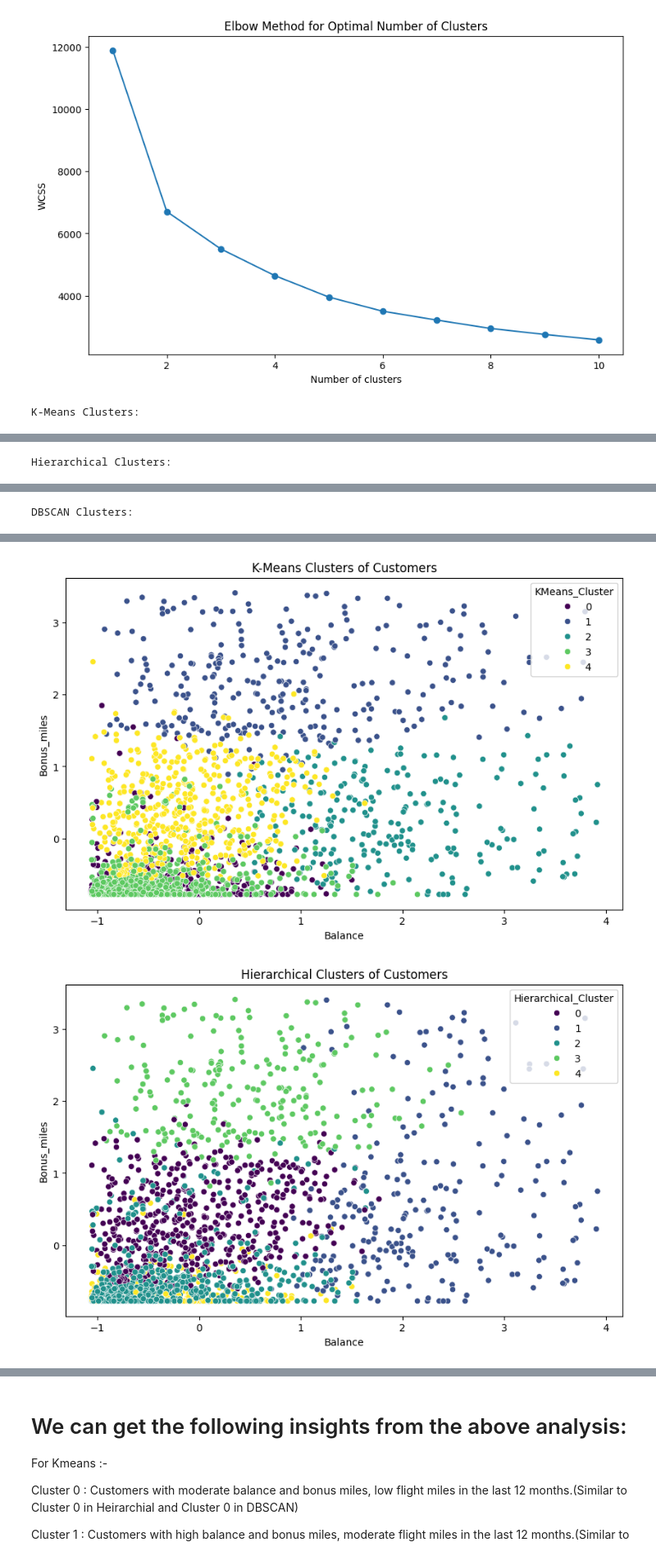
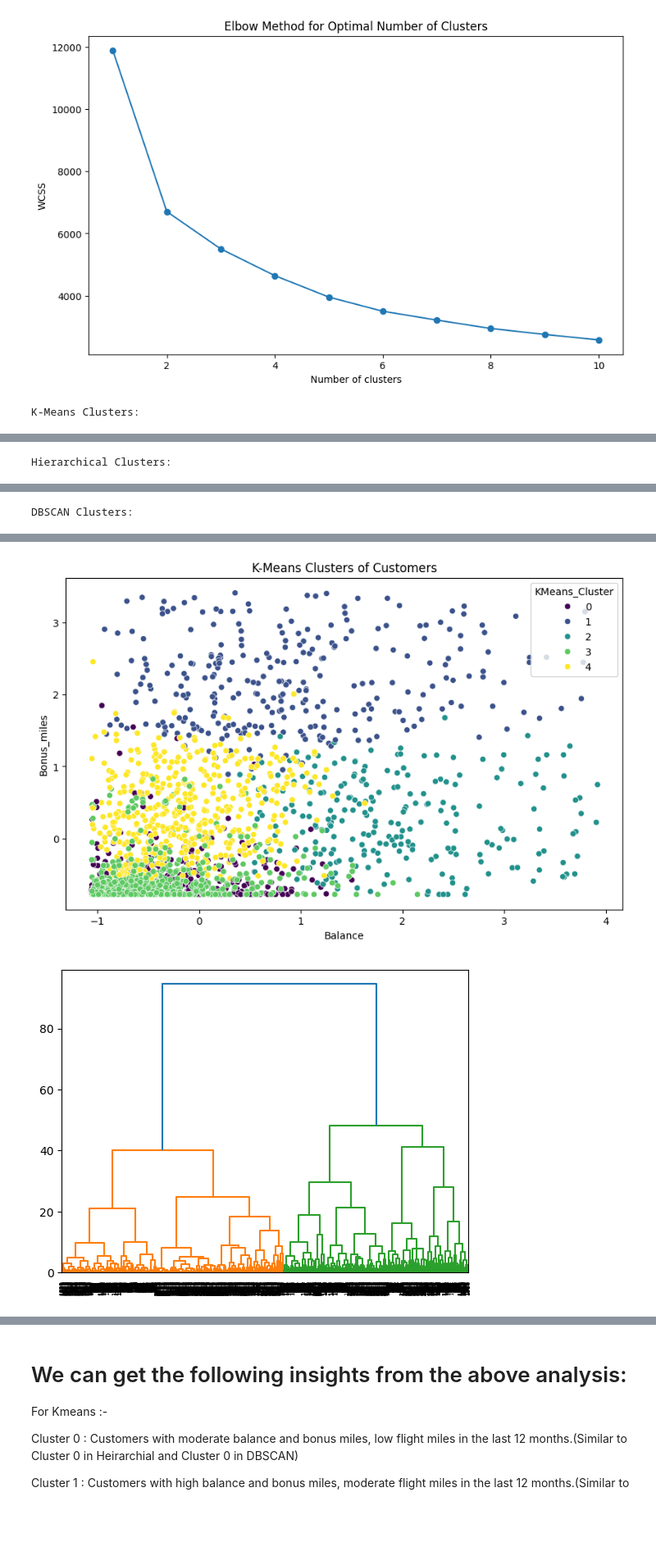
Before and after one commit to SharmaSubham007/DataScience, a Jupyter notebook: Assignment-8/clustering.ipynb, the cells around one changed output, grey strips where cells are left out. Shown at 82% size. Cells and saved outputs as stored; diff of their text form; code cells hidden in the pictures; blank space fills up the shorter version.

```diff
--- a/Assignment-8/clustering.ipynb
+++ b/Assignment-8/clustering.ipynb
@@ -159,6 +160,7 @@ df['Hierarchical_Cluster'] = hierarchical.fit_predict(df[columns_to_check])
 dbscan = DBSCAN(eps=0.5, min_samples=5)
 df['DBSCAN_Cluster'] = dbscan.fit_predict(df[columns_to_check])
 # %%
+from scipy.cluster.hierarchy import dendrogram, linkage
 
 # Analyze the clusters
 kmeans_clusters = df.groupby('KMeans_Cluster').mean()
@@ -180,6 +182,8 @@ plt.title('K-Means Clusters of Customers')
 plt.show()
 
 # Visualize the clusters for Hierarchical Clustering
+linkage_data = linkage(df[columns_to_check], method='ward', metric='euclidean')
+dendrogram(linkage_data)
 plt.figure(figsize=(10, 6))
 sns.scatterplot(data=df, x='Balance', y='Bonus_miles', hue='Hierarchical_Cluster', palette='viridis')
 plt.title('Hierarchical Clusters of Customers')
@@ -197,31 +201,31 @@ display(df.head())
 K-Means Clusters:
 |  | ID# | Balance | Qual_miles | cc1_miles | cc2_miles | cc3_miles | Bonus_miles | Bonus_trans | ... |
 | KMeans_Cluster |  |  |  |  |  |  |  |  | ... |
 | 0 | 1141.786062 | -0.435637 | 0.0 | -0.655229 | 0.0 | 0.0 | -0.602863 | -0.601135 | ... |
 | 1 | 1668.066434 | 0.871574 | 0.0 | 1.977713 | 0.0 | 0.0 | 2.168500 | 1.046722 | ... |
 | 2 | 1414.211618 | 1.893365 | 0.0 | 0.410758 | 0.0 | 0.0 | 0.243139 | 0.529054 | ... |
 | 3 | 3203.665775 | -0.497280 | 0.0 | -0.678893 | 0.0 | 0.0 | -0.621571 | -0.718576 | ... |
 | 4 | 2368.893004 | -0.133370 | 0.0 | 0.509197 | 0.0 | 0.0 | 0.325338 | 0.990804 | ... |
 Hierarchical Clusters:
 |  | ID# | Balance | Qual_miles | cc1_miles | cc2_miles | cc3_miles | Bonus_miles | Bonus_trans | ... |
 | Hierarchical_Cluster |  |  |  |  |  |  |  |  | ... |
 | 0 | 1920.416118 | -0.091242 | 0.0 | 0.426411 | 0.0 | 0.0 | 0.204572 | 0.879710 | ... |
 | 1 | 1455.526971 | 2.230351 | 0.0 | 0.692246 | 0.0 | 0.0 | 0.648316 | 0.613083 | ... |
 | 2 | 3126.088710 | -0.409380 | 0.0 | -0.664034 | 0.0 | 0.0 | -0.520576 | -0.538780 | ... |
 | 3 | 1928.330435 | 0.477801 | 0.0 | 1.966174 | 0.0 | 0.0 | 2.124452 | 1.003145 | ... |
 | 4 | 1409.508108 | -0.517757 | 0.0 | -0.692374 | 0.0 | 0.0 | -0.688180 | -0.923401 | ... |
 DBSCAN Clusters:
 |  | ID# | Balance | Qual_miles | cc1_miles | cc2_miles | cc3_miles | Bonus_miles | Bonus_trans | ... |
 | DBSCAN_Cluster |  |  |  |  |  |  |  |  | ... |
 | -1 | 1736.427734 | 1.001312 | 0.0 | 0.813444 | 0.0 | 0.0 | 1.078290 | 0.837853 | ... |
 | 0 | 2341.833578 | -0.483304 | 0.0 | -0.692374 | 0.0 | 0.0 | -0.637181 | -0.589490 | ... |
 | 1 | 2004.407018 | 0.336888 | 0.0 | 1.141107 | 0.0 | 0.0 | 0.613268 | 0.794013 | ... |
 | 2 | 2064.393443 | -0.154863 | 0.0 | 0.224366 | 0.0 | 0.0 | -0.118838 | 0.635239 | ... |
 | 3 | 1842.912281 | 0.187777 | 0.0 | 2.057848 | 0.0 | 0.0 | 1.787247 | 0.790223 | ... |
 | 4 | 1204.222222 | 1.319252 | 0.0 | 2.057848 | 0.0 | 0.0 | 1.769976 | 0.899966 | ... |
 | 5 | 881.400000 | 2.342390 | 0.0 | 2.057848 | 0.0 | 0.0 | 2.006809 | 0.920967 | ... |
 | 6 | 936.600000 | 1.768632 | 0.0 | 0.224366 | 0.0 | 0.0 | -0.039923 | 0.731957 | ... |
 | 7 | 2357.833333 | 0.947600 | 0.0 | 2.057848 | 0.0 | 0.0 | 2.716506 | 1.087476 | ... |
 | 8 | 3403.750000 | 2.186208 | 0.0 | -0.692374 | 0.0 | 0.0 | -0.779859 | -1.185145 | ... |
 [figure]
-[figure, old version]
+[figure, new version]
```
Also changed, not shown: parts of 2 cells of this notebook.
